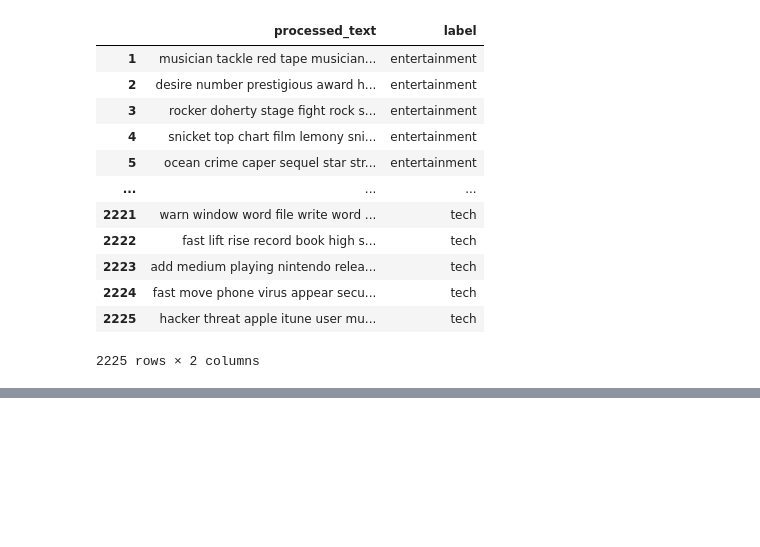
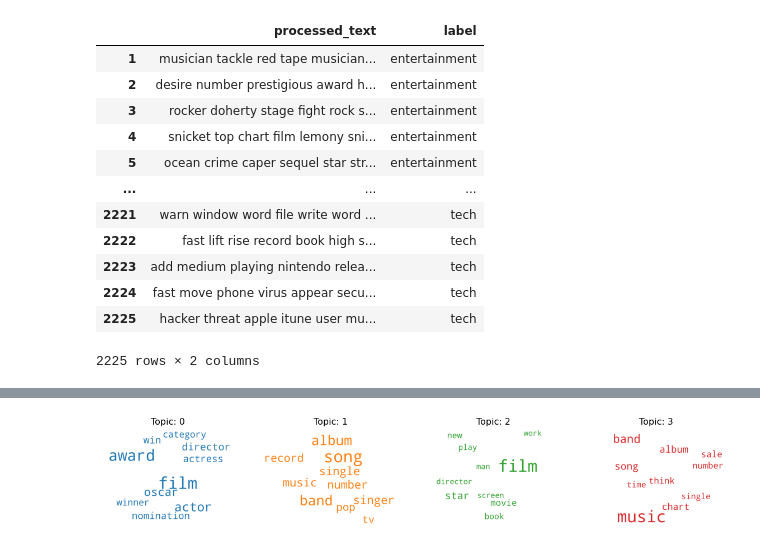
Before and after one commit to alegrib/homework_module_6, a Jupyter notebook: Task 2.ipynb, the cells around one changed output, grey strips where cells are left out. Saved outputs shown, nothing was run; the diff lists cells and outputs as text; code cells hidden in the pictures; blank space fills up the shorter version.

```diff
--- a/Task 2.ipynb
+++ b/Task 2.ipynb
@@ -225,0 +214,5 @@ for i, ax in enumerate(axes.flatten()):
+# %%
+lda_entert, cor_entert, dic_entert, words_entert = Topics(data, 'entertainment').lda()
+
+vis_entert = gensimvis.prepare(lda_entert, cor_entert, dic_entert)
+pyLDAvis.display(vis_entert)
@@ -225,0 +234,4 @@ for i, ax in enumerate(axes.flatten()):
+# %%
+cloud_vis(words_entert)
+# %% [output]
+[figure, added]
```
Also changed, not shown: parts of 26 cells of this notebook.
